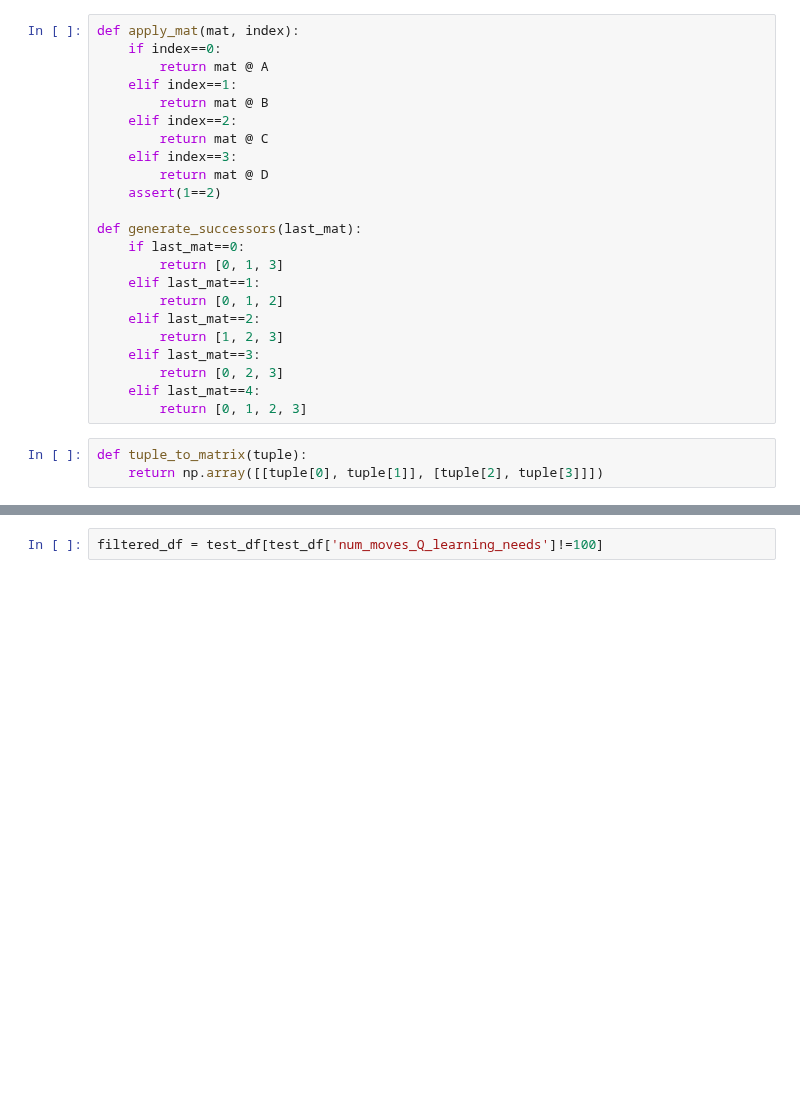
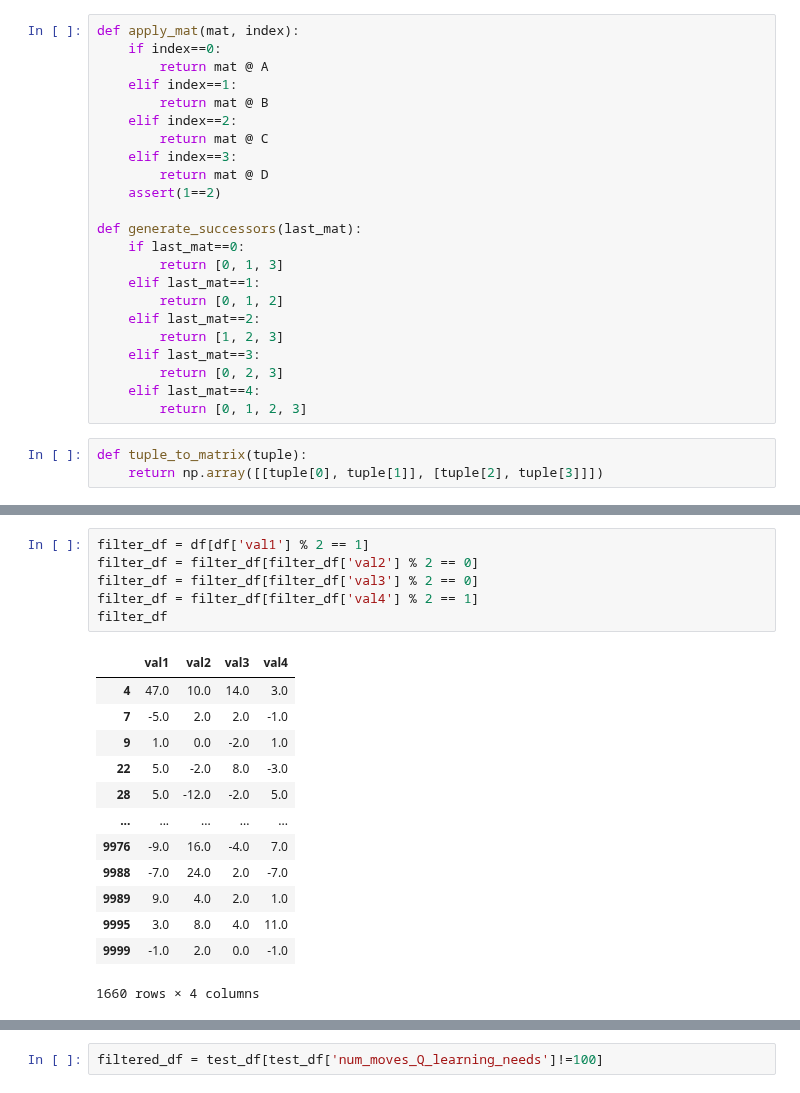
Before and after one commit to MXM-MachineLearning/MXM_AI_Ellenberg, a Jupyter notebook: SL2_Z/Q_learning/Q_learning_for_SL2_Z.ipynb, the cells around one changed output, grey strips where cells are left out. Cells and saved outputs as stored; diff of their text form; blank space fills up the shorter version.

```diff
--- a/SL2_Z/Q_learning/Q_learning_for_SL2_Z.ipynb
+++ b/SL2_Z/Q_learning/Q_learning_for_SL2_Z.ipynb
@@ -134,3 +145,23 @@ df[(df['val1'] % 2 == 1) & (df['val2'] % 2 == 0) & (df['val3'] % 2 == 0) & (df['
+# %%
+filter_df = df[df['val1'] % 2 == 1]
+filter_df = filter_df[filter_df['val2'] % 2 == 0]
+filter_df = filter_df[filter_df['val3'] % 2 == 0]
+filter_df = filter_df[filter_df['val4'] % 2 == 1]
+filter_df
+# %% [output]
+|  | val1 | val2 | val3 | val4 |
+| 4 | 47.0 | 10.0 | 14.0 | 3.0 |
+| 7 | -5.0 | 2.0 | 2.0 | -1.0 |
+| 9 | 1.0 | 0.0 | -2.0 | 1.0 |
+| 22 | 5.0 | -2.0 | 8.0 | -3.0 |
+| 28 | 5.0 | -12.0 | -2.0 | 5.0 |
+| ... | ... | ... | ... | ... |
+| 9976 | -9.0 | 16.0 | -4.0 | 7.0 |
+| 9988 | -7.0 | 24.0 | 2.0 | -7.0 |
+| 9989 | 9.0 | 4.0 | 2.0 | 1.0 |
+| 9995 | 3.0 | 8.0 | 4.0 | 11.0 |
+| 9999 | -1.0 | 2.0 | 0.0 | -1.0 |
+1660 rows × 4 columns
 # %%
 EPISODES = 30000
 LEARNING_RATE = .9
```
Also changed, not shown: parts of 47 cells of this notebook, 3 other files.
